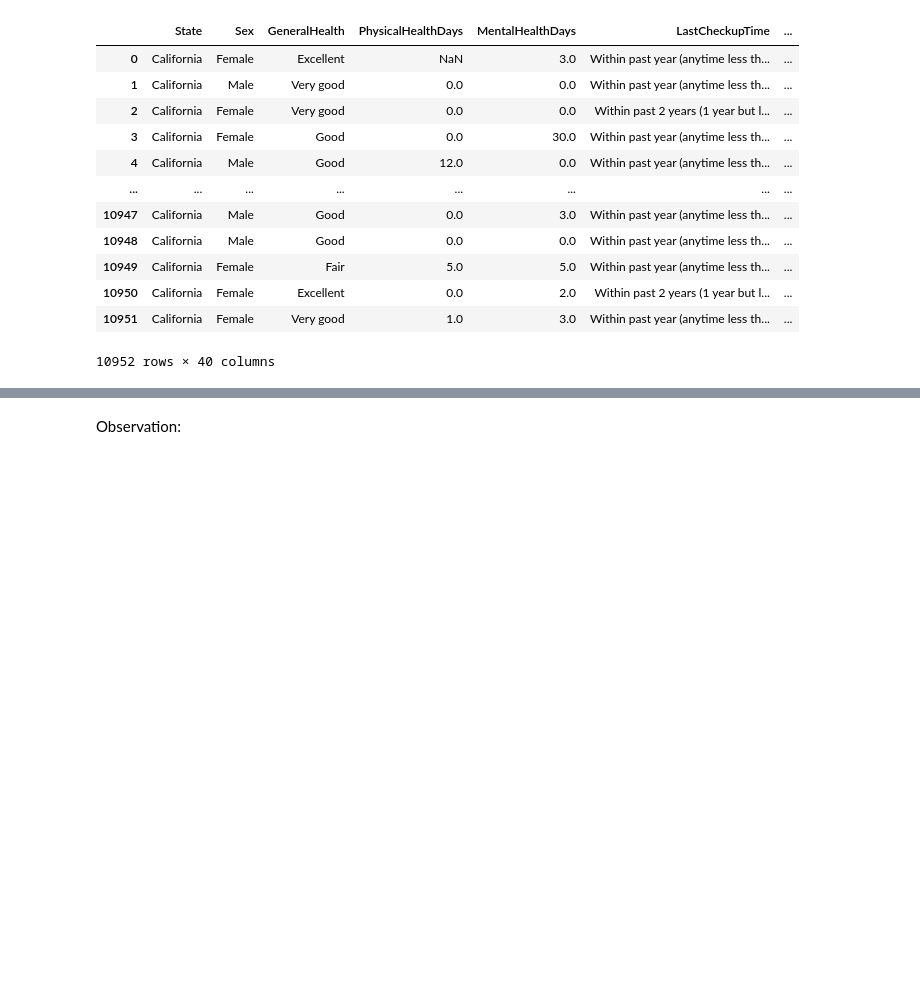
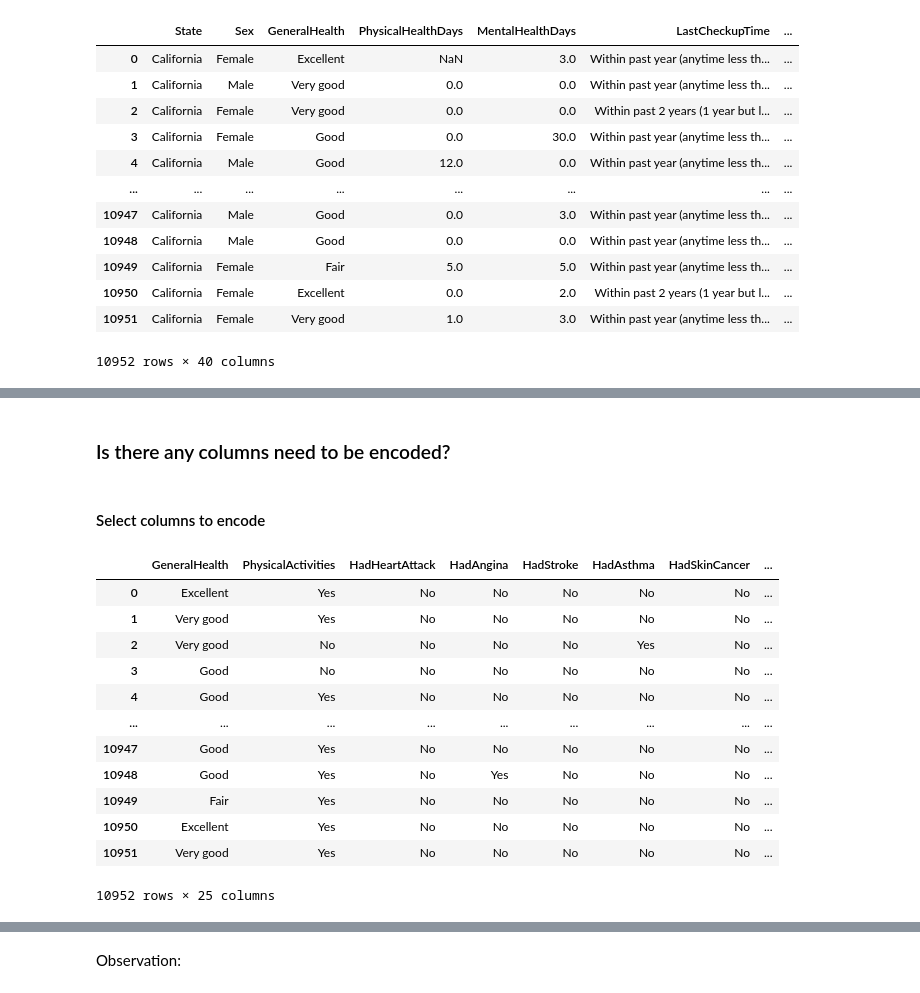
Before and after one commit to NgHuyen137/PDS_Final_Project, a Jupyter notebook: notebooks/1.0-preprocessing.ipynb, the cells around one changed output, grey strips where cells are left out. Cells and saved outputs as stored; diff of their text form; code cells hidden in the pictures; blank space fills up the shorter version.

```diff
--- a/notebooks/1.0-preprocessing.ipynb
+++ b/notebooks/1.0-preprocessing.ipynb
@@ -55,0 +116,27 @@ With each numerical column, how are values distributed?
+# %% [markdown]
+### Is there any columns need to be encoded?
+# %% [markdown]
+#### Select columns to encode
+# %%
+encoded_cols = ['GeneralHealth', 'PhysicalActivities', 'HadHeartAttack', 'HadAngina', 'HadStroke', 'HadAsthma', 'HadSkinCancer',
+                'HadCOPD', 'HadDepressiveDisorder', 'HadKidneyDisease', 'HadArthritis', 'HadDiabetes', 'DeafOrHardOfHearing',
+                'BlindOrVisionDifficulty', 'DifficultyConcentrating', 'DifficultyWalking', 'DifficultyDressingBathing',
+                'DifficultyErrands', 'ChestScan', 'AlcoholDrinkers', 'HIVTesting', 'FluVaxLast12', 'PneumoVaxEver',
+                'HighRiskLastYear', 'CovidPos']
+
+encoded_col_df = raw_data[encoded_cols]
+encoded_col_df
+# %% [output]
+|  | GeneralHealth | PhysicalActivities | HadHeartAttack | HadAngina | HadStroke | HadAsthma | HadSkinCancer | ... |
+| 0 | Excellent | Yes | No | No | No | No | No | ... |
+| 1 | Very good | Yes | No | No | No | No | No | ... |
+| 2 | Very good | No | No | No | No | Yes | No | ... |
+| 3 | Good | No | No | No | No | No | No | ... |
+| 4 | Good | Yes | No | No | No | No | No | ... |
+| ... | ... | ... | ... | ... | ... | ... | ... | ... |
+| 10947 | Good | Yes | No | No | No | No | No | ... |
+| 10948 | Good | Yes | No | Yes | No | No | No | ... |
+| 10949 | Fair | Yes | No | No | No | No | No | ... |
+| 10950 | Excellent | Yes | No | No | No | No | No | ... |
+| 10951 | Very good | Yes | No | No | No | No | No | ... |
+10952 rows × 25 columns
```
Also changed, not shown: parts of 26 cells of this notebook.
